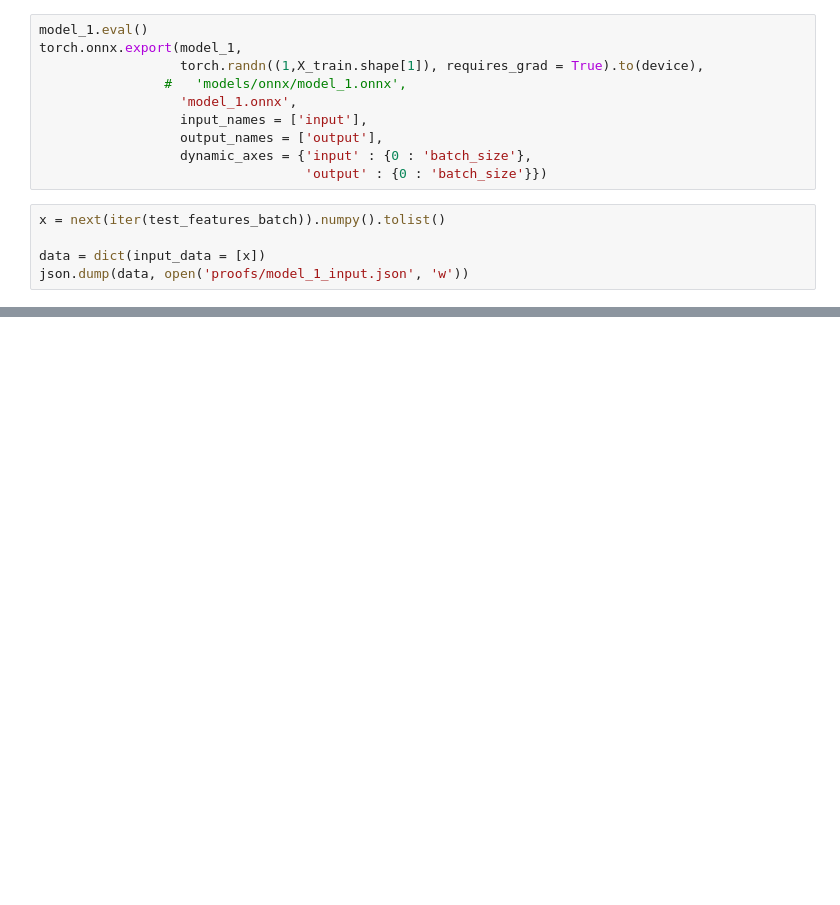
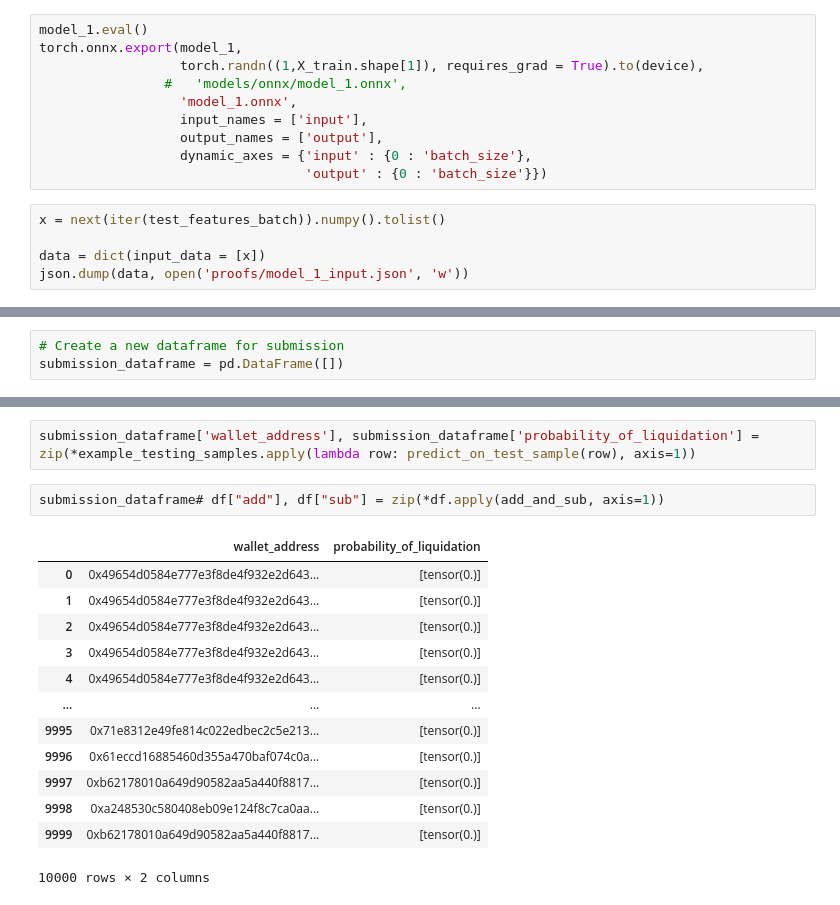
Before and after one commit to Spectral-Finance/challenge-1-modeler-starter-kit, a Jupyter notebook: train_example_model.ipynb, the cells around one changed output, grey strips where cells are left out. Drawn from its saved outputs; the diff is of its cells as text; blank space fills up the shorter version.

```diff
--- a/train_example_model.ipynb
+++ b/train_example_model.ipynb
@@ -638,0 +648,3 @@ json.dump(data, open('proofs/model_1_input.json', 'w'))
+# %%
+# Create a new dataframe for submission
+submission_dataframe = pd.DataFrame([])
@@ -638,0 +664,18 @@ json.dump(data, open('proofs/model_1_input.json', 'w'))
+# %%
+submission_dataframe['wallet_address'], submission_dataframe['probability_of_liquidation'] = zip(*example_testing_samples.apply(lambda row: predict_on_test_sample(row), axis=1))
+# %%
+submission_dataframe# df["add"], df["sub"] = zip(*df.apply(add_and_sub, axis=1))
+# %% [output]
+|  | wallet_address | probability_of_liquidation |
+| 0 | 0x49654d0584e777e3f8de4f932e2d643... | [tensor(0.)] |
+| 1 | 0x49654d0584e777e3f8de4f932e2d643... | [tensor(0.)] |
+| 2 | 0x49654d0584e777e3f8de4f932e2d643... | [tensor(0.)] |
+| 3 | 0x49654d0584e777e3f8de4f932e2d643... | [tensor(0.)] |
+| 4 | 0x49654d0584e777e3f8de4f932e2d643... | [tensor(0.)] |
+| ... | ... | ... |
+| 9995 | 0x71e8312e49fe814c022edbec2c5e213... | [tensor(0.)] |
+| 9996 | 0x61eccd16885460d355a470baf074c0a... | [tensor(0.)] |
+| 9997 | 0xb62178010a649d90582aa5a440f8817... | [tensor(0.)] |
+| 9998 | 0xa248530c580408eb09e124f8c7ca0aa... | [tensor(0.)] |
+| 9999 | 0xb62178010a649d90582aa5a440f8817... | [tensor(0.)] |
+10000 rows × 2 columns
```
Also changed, not shown: parts of 11 cells of this notebook.
